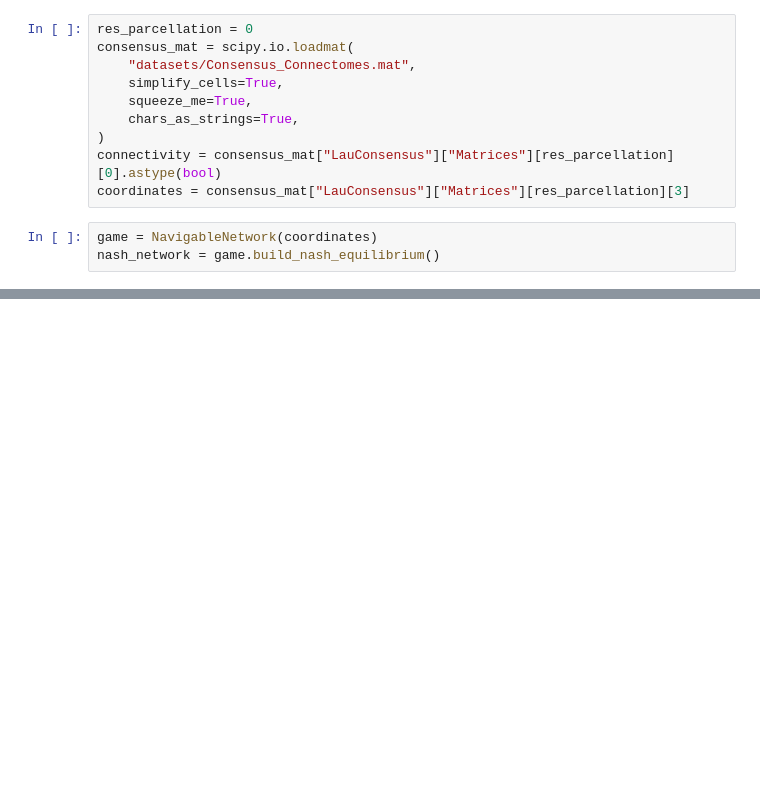
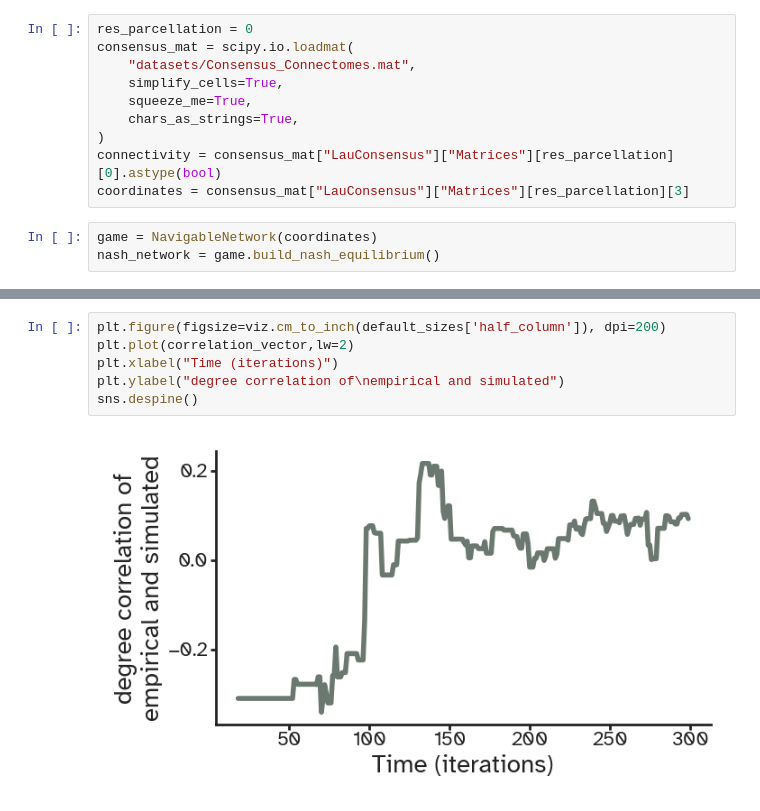
Before and after one commit to kuffmode/Optimal_networks, a Jupyter notebook: playground.ipynb, the cells around one changed output, grey strips where cells are left out. Drawn from its saved outputs; the diff is of its cells as text; blank space fills up the shorter version.

```diff
--- a/playground.ipynb
+++ b/playground.ipynb
@@ -70,0 +155,8 @@ sns.heatmap(scipy.linalg.expm(nash_network).astype(bool))
+# %%
+plt.figure(figsize=viz.cm_to_inch(default_sizes['half_column']), dpi=200)
+plt.plot(correlation_vector,lw=2)
+plt.xlabel("Time (iterations)")
+plt.ylabel("degree correlation of\nempirical and simulated")
+sns.despine()
+# %% [output]
+[figure, added]
```
Also changed, not shown: parts of 13 cells of this notebook, 4 other files.
